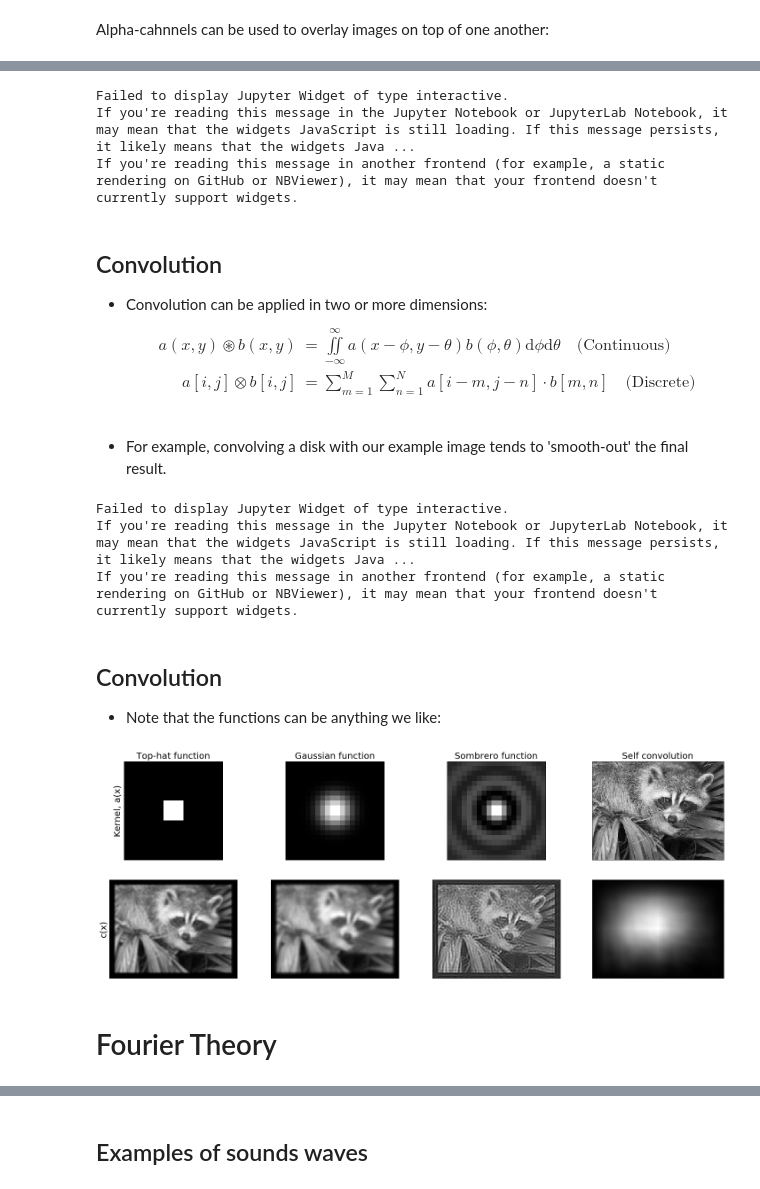
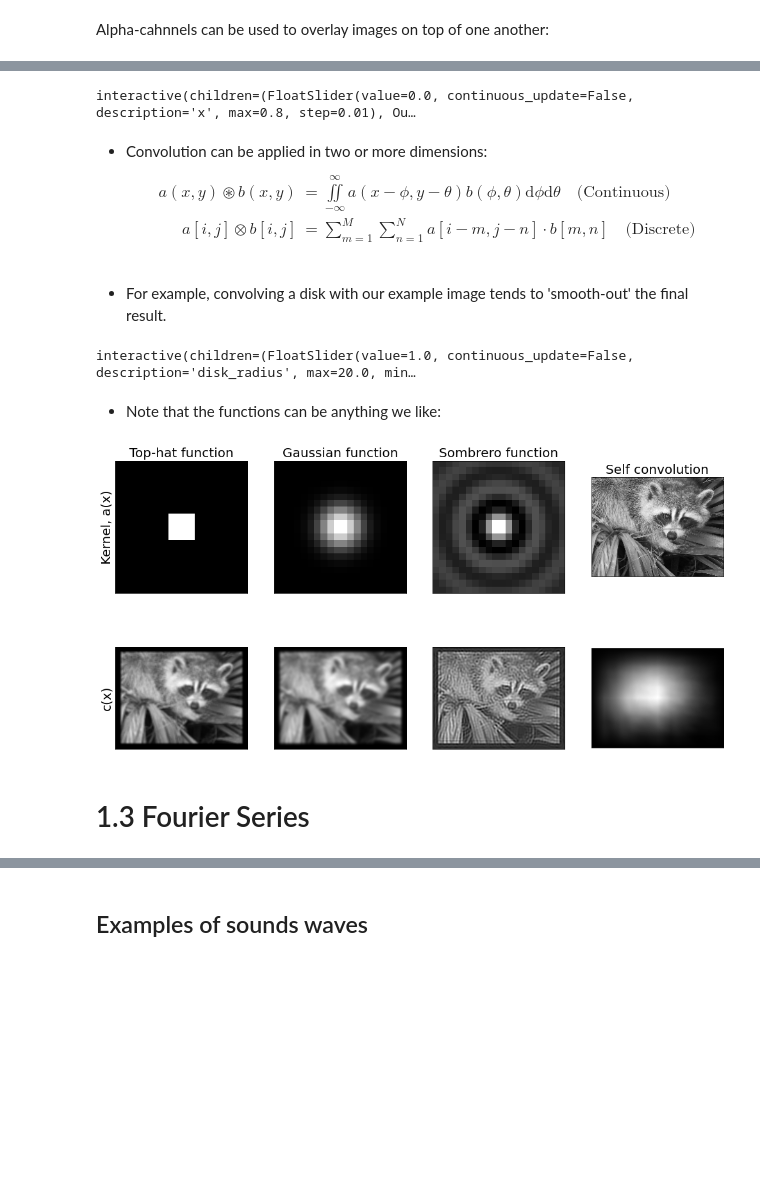
Before and after one commit to mdblackledge/theoryofimaging, a Jupyter notebook: Lecture_1/Lecture1.ipynb, the cells around one changed output, grey strips where cells are left out. Drawn from its saved outputs; the diff is of its cells as text; code cells hidden in the pictures; blank space fills up the shorter version.

Commit message:
Updating lecture 1 further

```diff
--- a/Lecture_1/Lecture1.ipynb
+++ b/Lecture_1/Lecture1.ipynb
@@ -469,30 +461,34 @@ It is also possible to change the alpha level for each pixel.  This results in R
 # %% [markdown]
 Alpha-cahnnels can be used to overlay images on top of one another:
 # %%
-def display_greenscreen():
-    greenscreen = imread("images/greenscreen.jpg")
+#@title
+try:
+  greenscreen = imread("greenscreen.jpg")
+except:
+  # Need to download
+  !wget -O greenscreen.jpg https://github.com/mdblackledge/theoryofimaging/blob/main/Lecture_1/images/greenscreen.jpg?raw=true
 
-    # Add an alpha channel to the greenscreen - set to 255 to represent complete opacity
-    greenscreen = np.insert(greenscreen, 3, 255, axis = 2).astype('uint8')
 
-    f, (ax1, ax2, ax3) = pl.subplots(1, 3, figsize = (24, 8))
 
-    ax1.imshow(greenscreen)
-    ax1.set_xticks([]), ax1.set_yticks([])
+# Add an alpha channel to the greenscreen - set to 255 to represent complete opacity
+greenscreen = np.insert(greenscreen, 3, 255, axis = 2).astype('uint8')
 
-    # Now set greenscreen areas alpha to 0
-    alpha = 255 * (greenscreen[:, :, 1] < 245)
-    greenscreen[:, :, -1] = alpha.astype('uint8')
+f, (ax1, ax2, ax3) = pl.subplots(1, 3, figsize = (15, 11))
 
-    ax2.imshow(greenscreen[:, :, 3], cmap = 'gray')
-    ax2.set_title('Alpha Channel', fontsize = 30.0)
-    ax2.set_xticks([]), ax2.set_yticks([])
+ax1.imshow(greenscreen)
+ax1.set_xticks([]), ax1.set_yticks([])
 
-    ax3.imshow(face)
-    ax3.imshow(greenscreen)
-    ax3.set_xticks([]), ax3.set_yticks([])
+# Now set greenscreen areas alpha to 0
+alpha = 255 * (greenscreen[:, :, 1] < 245)
+greenscreen[:, :, -1] = alpha.astype('uint8')
 
-    pl.show()
+ax2.imshow(greenscreen[:, :, 3], cmap = 'gray')
+ax2.set_title('Alpha Channel', fontsize = 18.0)
+ax2.set_xticks([]), ax2.set_yticks([])
 
-display_greenscreen()
+ax3.imshow(face)
+ax3.imshow(greenscreen)
+ax3.set_xticks([]), ax3.set_yticks([])
+
+pl.show()
 # %% [output]
@@ -572,4 +548,5 @@ $$
 # %%
+#@title
 convolution_slider = FloatSlider(min=0.0, max=0.8, step=0.01, value=0.0, continuous_update=False)
 
 # decorate the plot function with an environment from the UIs:
@@ -579,11 +556,11 @@ def convolve_demo(x):
     theta = np.linspace(0, 1, 1000)
 
     a = 1.0 * (theta < 0.2)
-    b = 10*theta - 4
-    b[theta.size/2::] = b[theta.size/2:0:-1]
+    b = 10 * theta - 4
+    b[int(theta.size/2)::] = b[int(theta.size/2):0:-1]
     b[b<0] = 0
 
-    fig = pl.figure(figsize = (20, 5))
+    fig = pl.figure(figsize = (12, 5))
     ax1 = fig.add_subplot(121)
     ax1.plot(theta, np.roll(a, int(x*1000)), 'r-', label =  r'a($\phi$)')
     ax1.plot(theta, b, 'b-', label = r'b($\phi$)')
@@ -602,12 +579,8 @@ def convolve_demo(x):
     ax2.set_ylim((0, 110))
     pl.show()
 # %% [output]
-Failed to display Jupyter Widget of type interactive.
-If you're reading this message in the Jupyter Notebook or JupyterLab Notebook, it may mean that the widgets JavaScript is still loading. If this message persists, it likely means that the widgets Java ...
-If you're reading this message in another frontend (for example, a static rendering on GitHub or NBViewer), it may mean that your frontend doesn't currently support widgets.
+interactive(children=(FloatSlider(value=0.0, continuous_update=False, description='x', max=0.8, step=0.01), Ou…
 # %% [markdown]
-## Convolution
-
  - Convolution can be applied in two or more dimensions:
 \begin{align}
 a(x, y)\circledast b(x, y) &= \iint\limits_{-\infty}^{\infty} a(x-\phi, y-\theta)b(\phi, \theta)\text{d}\phi\text{d}\theta \quad \text{(Continuous)}\\
@@ -615,6 +588,7 @@ a[i, j]\otimes b[i, j] &= \sum\limits_{m=1}^{M}\sum\limits_{n=1}^{N}a[i-m, j-n]\
 \end{align}<br>
  - For example, convolving a disk with our example image tends to 'smooth-out' the final result.
 # %%
+#@title
 # Convert the red-channel of the 'face' to a floating point array (value 0 to 1):
 face_R = face[:, :, 0].astype('float32')/255
 
@@ -632,7 +606,7 @@ def convolute_disk(disk_radius):
 
     disk = 1.0*(X**2 + Y**2 < (disk_radius / 20)**2)
 
-    f = pl.figure(figsize = (25, 7))
+    f = pl.figure(figsize = (12, 7))
     ax1 = f.add_subplot(131)
     ax1.imshow(disk, cmap = 'gray', clim = (0, 1), interpolation = 'None')
     ax1.set_title('a(x)', fontsize = 15.0)
@@ -648,19 +622,18 @@ def convolute_disk(disk_radius):
     pl.tight_layout()
     pl.show()
 # %% [output]
-Failed to display Jupyter Widget of type interactive.
-If you're reading this message in the Jupyter Notebook or JupyterLab Notebook, it may mean that the widgets JavaScript is still loading. If this message persists, it likely means that the widgets Java ...
-If you're reading this message in another frontend (for example, a static rendering on GitHub or NBViewer), it may mean that your frontend doesn't currently support widgets.
+interactive(children=(FloatSlider(value=1.0, continuous_update=False, description='disk_radius', max=20.0, min…
 # %% [markdown]
-## Convolution
+
  - Note that the functions can be anything we like:
 # %%
+#@title
 def demo_convolutions():
 
     x = np.linspace(-1, 1, 20)
     X, Y = np.meshgrid(x, x)
 
-    f = pl.figure(figsize = (25, 9))
+    f = pl.figure(figsize = (17, 9))
 
     face_ds = face_R[0::5, 0::5]
 
@@ -690,36 +663,36 @@ def demo_convolutions():
     ax.set_xticks([]), ax.set_yticks([])
 
     # Sinc/sombrero function
     r = np.sqrt(X**2 + Y**2)
     kernel = np.sinc(4*r)
     ax = f.add_subplot(243)
     ax.imshow(kernel, cmap = 'gray')
     ax.set_xticks([]), ax.set_yticks([])
     ax.set_title('Sombrero function', fontsize = 20)
 
     ax = f.add_subplot(247)
     ax.imshow(convolve2d(face_ds, kernel), cmap = 'gray')
     ax.set_xticks([]), ax.set_yticks([])
 
 
     # self-convolution
     kernel = face_ds
     ax = f.add_subplot(244)
     ax.imshow(kernel, cmap = 'gray')
     ax.set_xticks([]), ax.set_yticks([])
     ax.set_title('Self convolution', fontsize = 20)
 
     ax = f.add_subplot(248)
     ax.imshow(convolve2d(face_ds, kernel), cmap = 'gray')
     ax.set_xticks([]), ax.set_yticks([])
 
     pl.show()
 
 demo_convolutions()
 # %% [output]
-[figure, old version]
+[figure, new version]
 # %% [markdown]
-# Fourier Theory
+# 1.3 Fourier Series
 # %%
 def play_mono_wave_form(t, wf, chunk = 1024, sample_width = 2):
     '''
```
Also changed, not shown: parts of 17 cells of this notebook.
